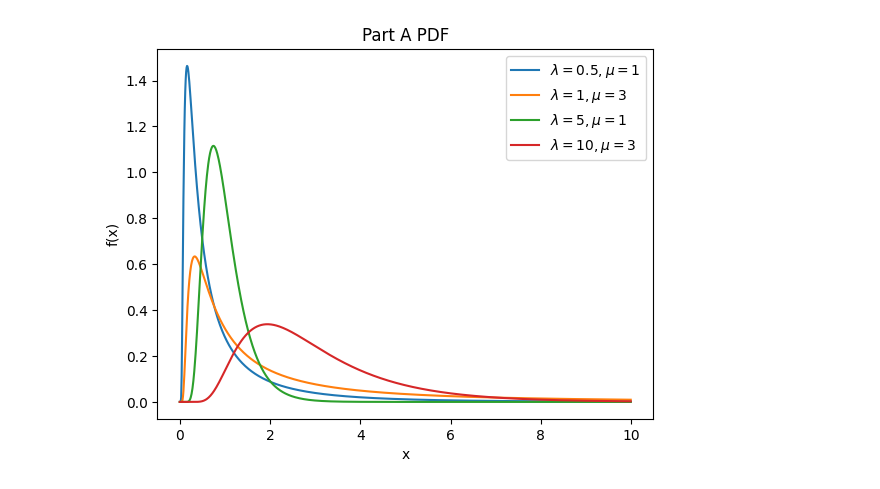
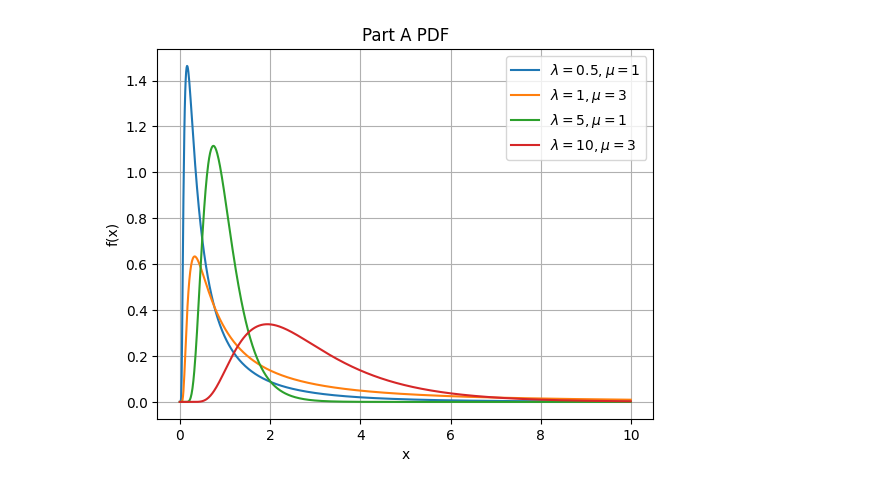
Before and after one commit to Marijn2404/numerical_assignment_period-1_team-10, a Jupyter notebook: assignment part a & b.ipynb, the cells around one changed output. Cells and saved outputs as stored; diff of their text form; code cells hidden in the pictures.

```diff
--- a/assignment part a & b.ipynb
+++ b/assignment part a & b.ipynb
@@ -19,31 +19,32 @@ PARAMS = [{"lmbda" : 0.5, "mu" : 1}, {"lmbda" : 1, "mu" : 3}, {"lmbda" : 5, "mu"
 # %%
 # FUNCTION f ( x | lambda , mu )
 def funf(x:float, lmbda:float, mu:float) -> float:
     if (isinstance(x, float) or isinstance(x, int)) and not x > 0:
         return 0
 
     with np.errstate(divide='ignore', invalid='ignore'):
         y = np.where(x > 0, np.sqrt(lmbda / (2 * np.pi * x**3)) * np.exp((-lmbda / (2 * mu**2 * x)) * (x - mu)**2),0)
     return y
 
-funf(0, 0.5, 1)
+
 delta = 0.01
 x = np.arange(0, 10, delta)
 z = np.where(x>0,0,1)
 #print(z)
 for param in PARAMS:
     y = funf(x, **param)
     plt.plot(x, y, label=r'$\lambda={lmbda}, \mu={mu}$'.format(**param))
 
 plt.legend(loc="upper right")
 plt.title("Part A PDF")
 plt.xlabel("x")
 plt.ylabel("f(x)")
+plt.grid()
 
 #plt.savefig("figures/pdf_plot.pdf", format="pdf")
 plt.show()
 # %% [output]
-[figure, old version]
+[figure, new version]
 # %%
 @timeit
 def romberg(f: typing.Callable, a: float, b: float, iterations: int, params: typing.Dict[float, float] = {}) -> np.ndarray:
```
Also changed, not shown: parts of 1 cell of this notebook, 5 other files.
